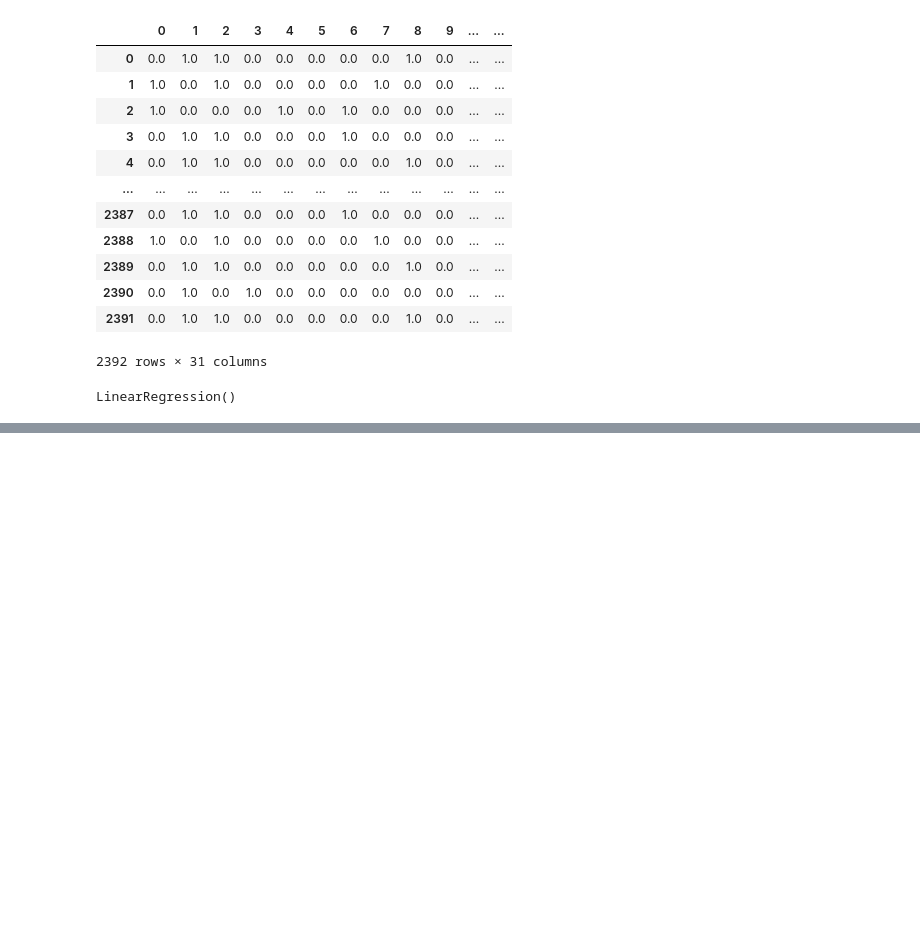
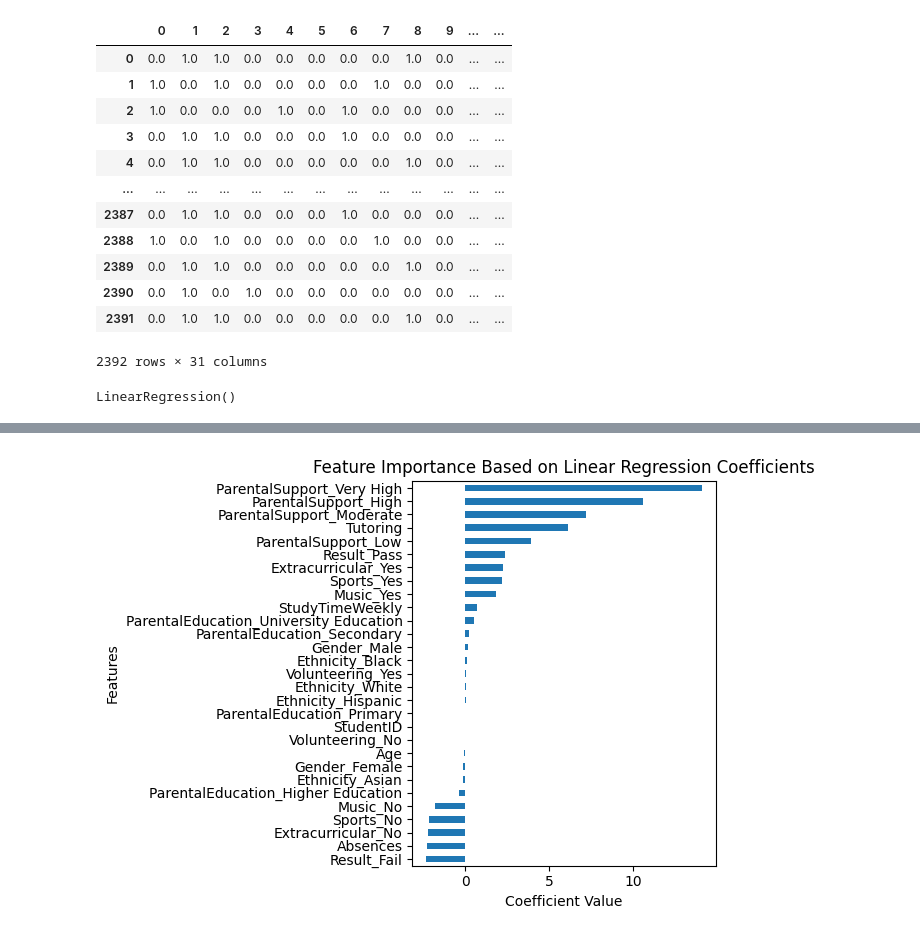
Before and after one commit to muhammederbay10/Student-Performance-Prediction, a Jupyter notebook: Student Performance Prediction.ipynb, the cells around one changed output, grey strips where cells are left out. Cells and saved outputs as stored; diff of their text form; code cells hidden in the pictures; blank space fills up the shorter version.

```diff
--- a/Student Performance Prediction.ipynb
+++ b/Student Performance Prediction.ipynb
@@ -138,0 +196,14 @@ model.score(x_test, y_test)
+# %%
+
+cofficients = pd.Series(model.coef_, index=x_train.columns)
+cofficients = cofficients.sort_values()
+
+plt.Figure(figsize=(8,6))
+cofficients.plot(kind="barh")
+plt.title('Feature Importance Based on Linear Regression Coefficients')
+plt.xlabel('Coefficient Value')
+plt.ylabel('Features')
+plt.tight_layout()
+plt.show()
+# %% [output]
+[figure, added]
```
Also changed, not shown: parts of 9 cells of this notebook.
